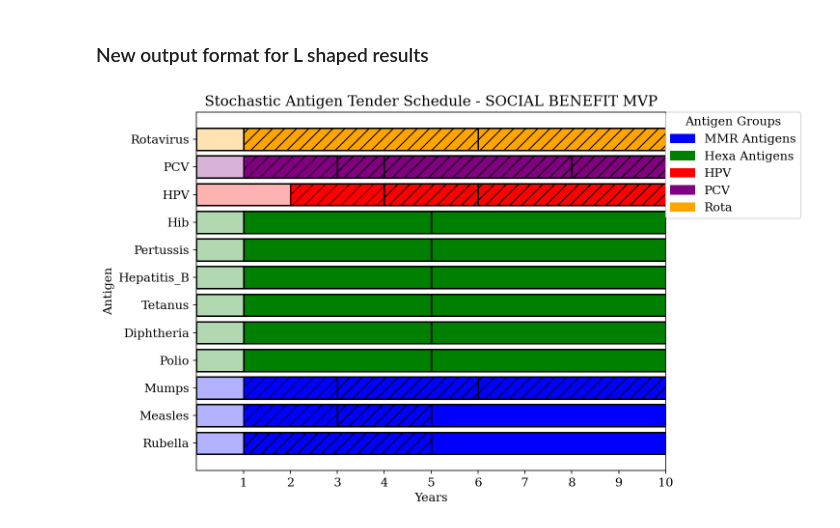
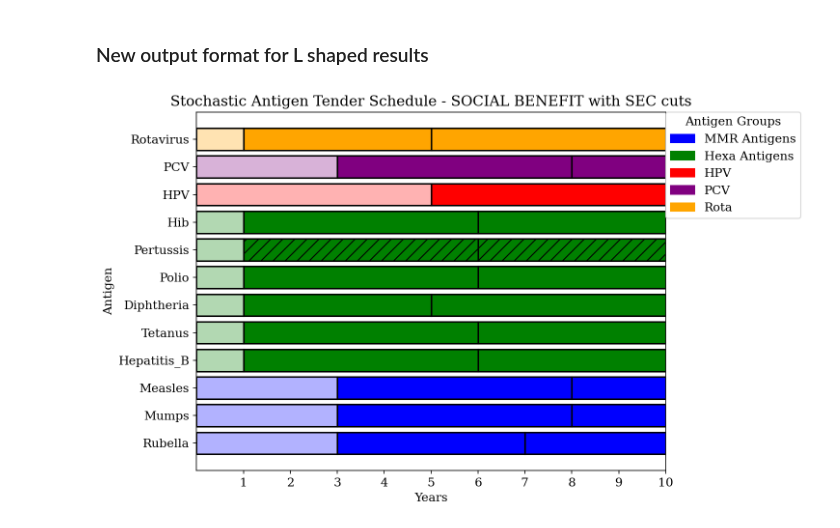
Before and after one commit to nuhorchak/Vaccine_Tender, a Jupyter notebook: Model objective analysis/quantity discount/heuristic_format_bar_chart.ipynb, the cells around one changed output. Saved outputs shown, nothing was run; the diff lists cells and outputs as text; code cells hidden in the pictures.

```diff
--- a/Model objective analysis/quantity discount/heuristic_format_bar_chart.ipynb
+++ b/Model objective analysis/quantity discount/heuristic_format_bar_chart.ipynb
@@ -9,7 +9,7 @@ import matplotlib.patches as mpatches
 # %% [markdown]
 ### New output format for L shaped results
 # %%
-with open("results/SOCIAL_BENEFIT_MVP.json") as json_file:
+with open("results/UG_phase1.json") as json_file:
     data = json.load(json_file)
 
 start_DF = pd.read_excel("Starting_point.xlsx", sheet_name="F_start")
@@ -121,33 +121,33 @@ plt.rcParams.update(
 plt.figure(figsize=(10, 6))
 for i, row in df_sorted.iterrows():
     color = row['Color']
     if row['Start'] == 0:
         color = mpl.colors.to_rgba(color, 0.3)  # Darken by reducing transparency
 
     if row["Fill"] == 'Overlap':
         hatch = '//'
     elif row['Fill'] == 'None':
         color = 'black'
         hatch = None
     else:
         hatch = None
 
     # Plot the bar with the corresponding properties
     plt.barh(row['Antigen'], row['Finish'] - row['Start'],
              left=row['Start'], color=color, edgecolor='black',
              linewidth=1.5, hatch=hatch)
 
 # Add the legend in the upper right corner, outside the plot
 plt.legend(handles=legend_handles, title="Antigen Groups", loc="upper left",
            bbox_to_anchor=(1, 1), borderaxespad=0.)
 
 plt.xlim(0, 10)
 plt.xticks(list(range(1, 11)))
 plt.xlabel('Years')
 plt.ylabel('Antigen')
-plt.title('Stochastic Antigen Tender Schedule - SOCIAL BENEFIT MVP')
+plt.title('Stochastic Antigen Tender Schedule - SOCIAL BENEFIT with SEC cuts')
 plt.tight_layout()  # Adjust layout to ensure no overlap
-plt.savefig('SB_MVP_results.pdf', bbox_inches='tight', pad_inches=0.1, dpi=600)
+plt.savefig('SB_results.pdf', bbox_inches='tight', pad_inches=0.1, dpi=600)
 plt.show()
 # %% [output]
-[figure, old version]
+[figure, new version]
```
Also changed, not shown: parts of 1 cell of this notebook, 36 other files.
